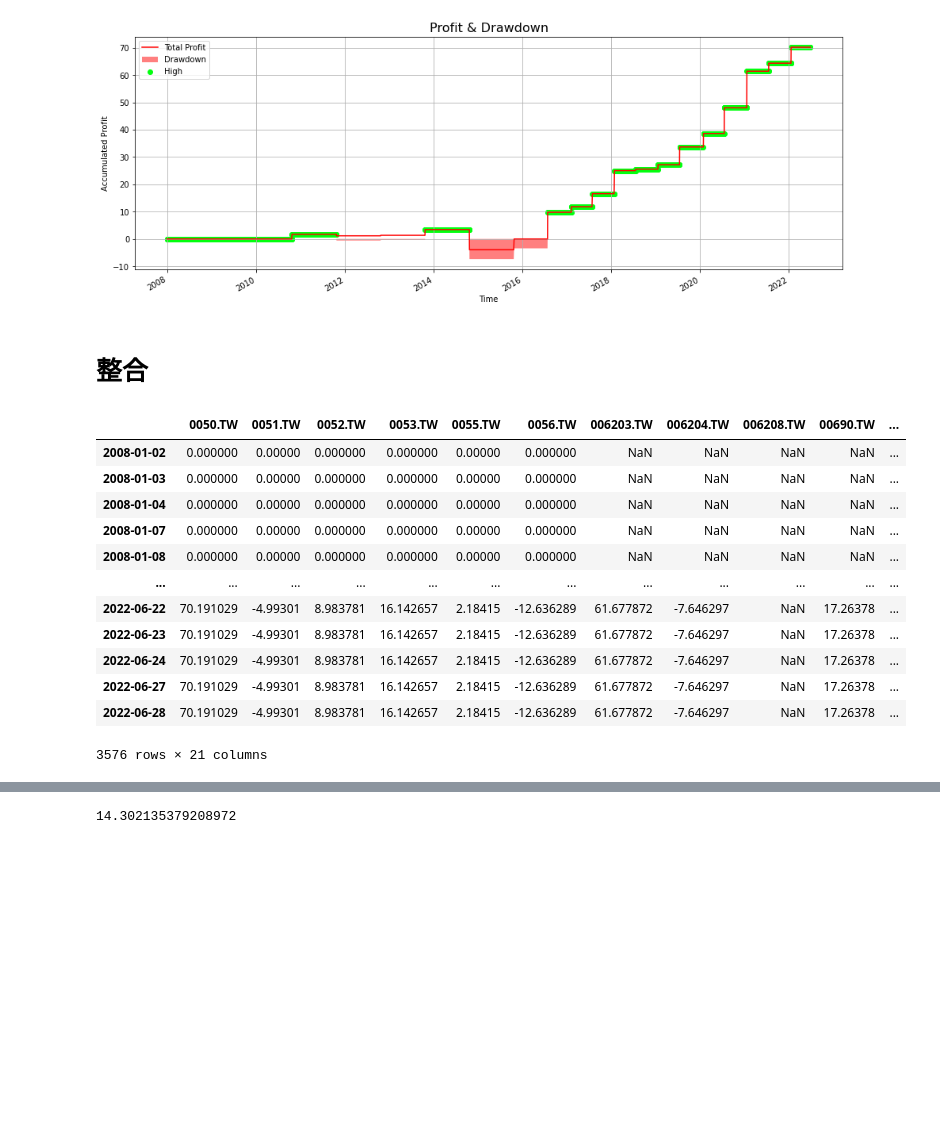
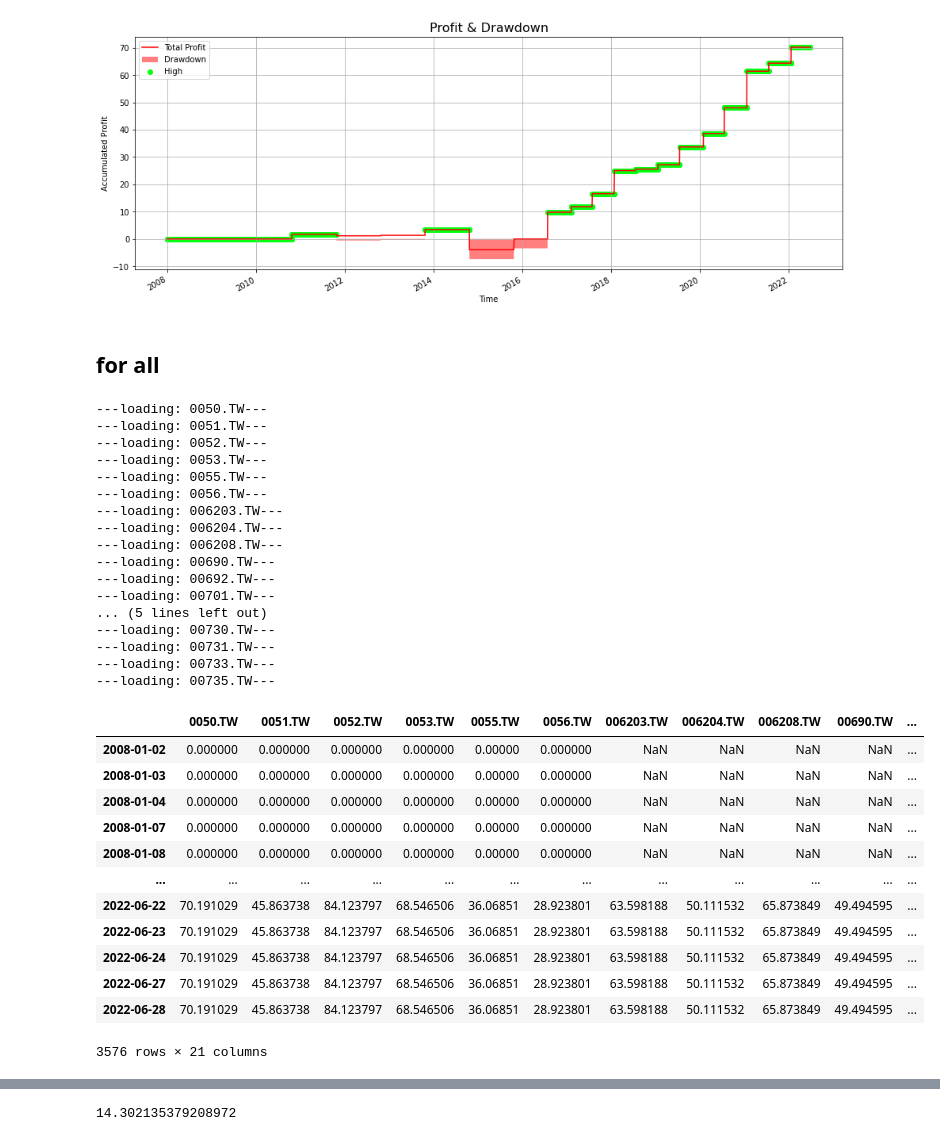
Before and after one commit to benson85560/yuanta, a Jupyter notebook: Dividend_Yield_Strategy.ipynb, the cells around one changed output, grey strips where cells are left out. Cells and saved outputs as stored; diff of their text form; code cells hidden in the pictures; blank space fills up the shorter version.

```diff
--- a/Dividend_Yield_Strategy.ipynb
+++ b/Dividend_Yield_Strategy.ipynb
@@ -244,8 +228,8 @@ plt.title('Profit & Drawdown',fontsize  = 16);
 # 成網格狀是因為一次加總多天報酬
 # %% [output]
 [figure]
-# %% [markdown]
-# 整合
+# %% [markdown]
+## for all
 # %%
 symbol = '0050.TW'
 data = yf.Ticker(symbol)
@@ -272,6 +256,8 @@ sell = []
 open_price = []
 position = "A"
 timeList = []
+
+print(f'---loading: {symbol}---')
 
 for i in range(len(df)):
 
@@ -303,6 +289,8 @@ symbol_list = ['0051.TW', '0052.TW', '0053.TW', '0055.TW', '0056.TW', '006203.TW
 for j in range(len(symbol_list)):
   symbol = symbol_list[j]
 
+  print(f'---loading: {symbol}---')
+
   data = yf.Ticker(symbol)
   df = data.history(period='D', start='2008-1-1', end='2022-6-30')
   df = df.drop(columns = ['Dividends', 'Stock Splits'])
@@ -325,46 +313,63 @@ for j in range(len(symbol_list)):
   buy = []
   sell = []
   open_price = []
   position = "A"
   timeList = []
 
   for i in range(len(df)):
 
       if i == len(df)-1:
         break
 
-      if df.iloc[:,j+6][i] > 0 and df['close'][i] > 0: # 除息日 => 每標的:df.iloc[:,j+6][i]
+      if df['0050'][i] > 0 and df['close'][i] > 0: # 除息日 => 每標的:df.iloc[:,j+6][i]
           tempSize = money / df['close'][i-30] # 前 15 天進場
           buy.append(i-30)
 
           profit = tempSize * (df['close'][i-5] - df['close'][i-30]) # 前 5 天出場並計算報酬
           sell.append(i-5)
           profit_list.append(profit)
           timeList.append(df.index[i])
 
 
       else:
         profit_list.append(0)
         timeList.append(df.index[i])
 
   pp = pd.DataFrame({'{}'.format(symbol_list[j]):np.cumsum(profit_list)}, index=timeList)
   equity = pd.concat([equity,pp], join='outer', axis=1)
 
 equity
 # %% [output]
+---loading: 0050.TW---
+---loading: 0051.TW---
+---loading: 0052.TW---
+---loading: 0053.TW---
+---loading: 0055.TW---
+---loading: 0056.TW---
+---loading: 006203.TW---
+---loading: 006204.TW---
+---loading: 006208.TW---
+---loading: 00690.TW---
+---loading: 00692.TW---
+---loading: 00701.TW---
+... (5 lines left out)
+---loading: 00730.TW---
+---loading: 00731.TW---
+---loading: 00733.TW---
+---loading: 00735.TW---
 |  | 0050.TW | 0051.TW | 0052.TW | 0053.TW | 0055.TW | 0056.TW | 006203.TW | 006204.TW | 006208.TW | 00690.TW | ... |
-| 2008-01-02 | 0.000000 | 0.00000 | 0.000000 | 0.000000 | 0.00000 | 0.000000 | NaN | NaN | NaN | NaN | ... |
-| 2008-01-03 | 0.000000 | 0.00000 | 0.000000 | 0.000000 | 0.00000 | 0.000000 | NaN | NaN | NaN | NaN | ... |
-| 2008-01-04 | 0.000000 | 0.00000 | 0.000000 | 0.000000 | 0.00000 | 0.000000 | NaN | NaN | NaN | NaN | ... |
-| 2008-01-07 | 0.000000 | 0.00000 | 0.000000 | 0.000000 | 0.00000 | 0.000000 | NaN | NaN | NaN | NaN | ... |
-| 2008-01-08 | 0.000000 | 0.00000 | 0.000000 | 0.000000 | 0.00000 | 0.000000 | NaN | NaN | NaN | NaN | ... |
+| 2008-01-02 | 0.000000 | 0.000000 | 0.000000 | 0.000000 | 0.00000 | 0.000000 | NaN | NaN | NaN | NaN | ... |
+| 2008-01-03 | 0.000000 | 0.000000 | 0.000000 | 0.000000 | 0.00000 | 0.000000 | NaN | NaN | NaN | NaN | ... |
+| 2008-01-04 | 0.000000 | 0.000000 | 0.000000 | 0.000000 | 0.00000 | 0.000000 | NaN | NaN | NaN | NaN | ... |
+| 2008-01-07 | 0.000000 | 0.000000 | 0.000000 | 0.000000 | 0.00000 | 0.000000 | NaN | NaN | NaN | NaN | ... |
+| 2008-01-08 | 0.000000 | 0.000000 | 0.000000 | 0.000000 | 0.00000 | 0.000000 | NaN | NaN | NaN | NaN | ... |
 | ... | ... | ... | ... | ... | ... | ... | ... | ... | ... | ... | ... |
-| 2022-06-22 | 70.191029 | -4.99301 | 8.983781 | 16.142657 | 2.18415 | -12.636289 | 61.677872 | -7.646297 | NaN | 17.26378 | ... |
-| 2022-06-23 | 70.191029 | -4.99301 | 8.983781 | 16.142657 | 2.18415 | -12.636289 | 61.677872 | -7.646297 | NaN | 17.26378 | ... |
-| 2022-06-24 | 70.191029 | -4.99301 | 8.983781 | 16.142657 | 2.18415 | -12.636289 | 61.677872 | -7.646297 | NaN | 17.26378 | ... |
-| 2022-06-27 | 70.191029 | -4.99301 | 8.983781 | 16.142657 | 2.18415 | -12.636289 | 61.677872 | -7.646297 | NaN | 17.26378 | ... |
-| 2022-06-28 | 70.191029 | -4.99301 | 8.983781 | 16.142657 | 2.18415 | -12.636289 | 61.677872 | -7.646297 | NaN | 17.26378 | ... |
+| 2022-06-22 | 70.191029 | 45.863738 | 84.123797 | 68.546506 | 36.06851 | 28.923801 | 63.598188 | 50.111532 | 65.873849 | 49.494595 | ... |
+| 2022-06-23 | 70.191029 | 45.863738 | 84.123797 | 68.546506 | 36.06851 | 28.923801 | 63.598188 | 50.111532 | 65.873849 | 49.494595 | ... |
+| 2022-06-24 | 70.191029 | 45.863738 | 84.123797 | 68.546506 | 36.06851 | 28.923801 | 63.598188 | 50.111532 | 65.873849 | 49.494595 | ... |
+| 2022-06-27 | 70.191029 | 45.863738 | 84.123797 | 68.546506 | 36.06851 | 28.923801 | 63.598188 | 50.111532 | 65.873849 | 49.494595 | ... |
+| 2022-06-28 | 70.191029 | 45.863738 | 84.123797 | 68.546506 | 36.06851 | 28.923801 | 63.598188 | 50.111532 | 65.873849 | 49.494595 | ... |
-3576 rows × 21 columns
+3576 rows × 21 columns
 # %%
 equity.plot(grid=True, figsize=(12, 6));
 # %% [output]
```
Also changed, not shown: parts of 19 cells of this notebook.
